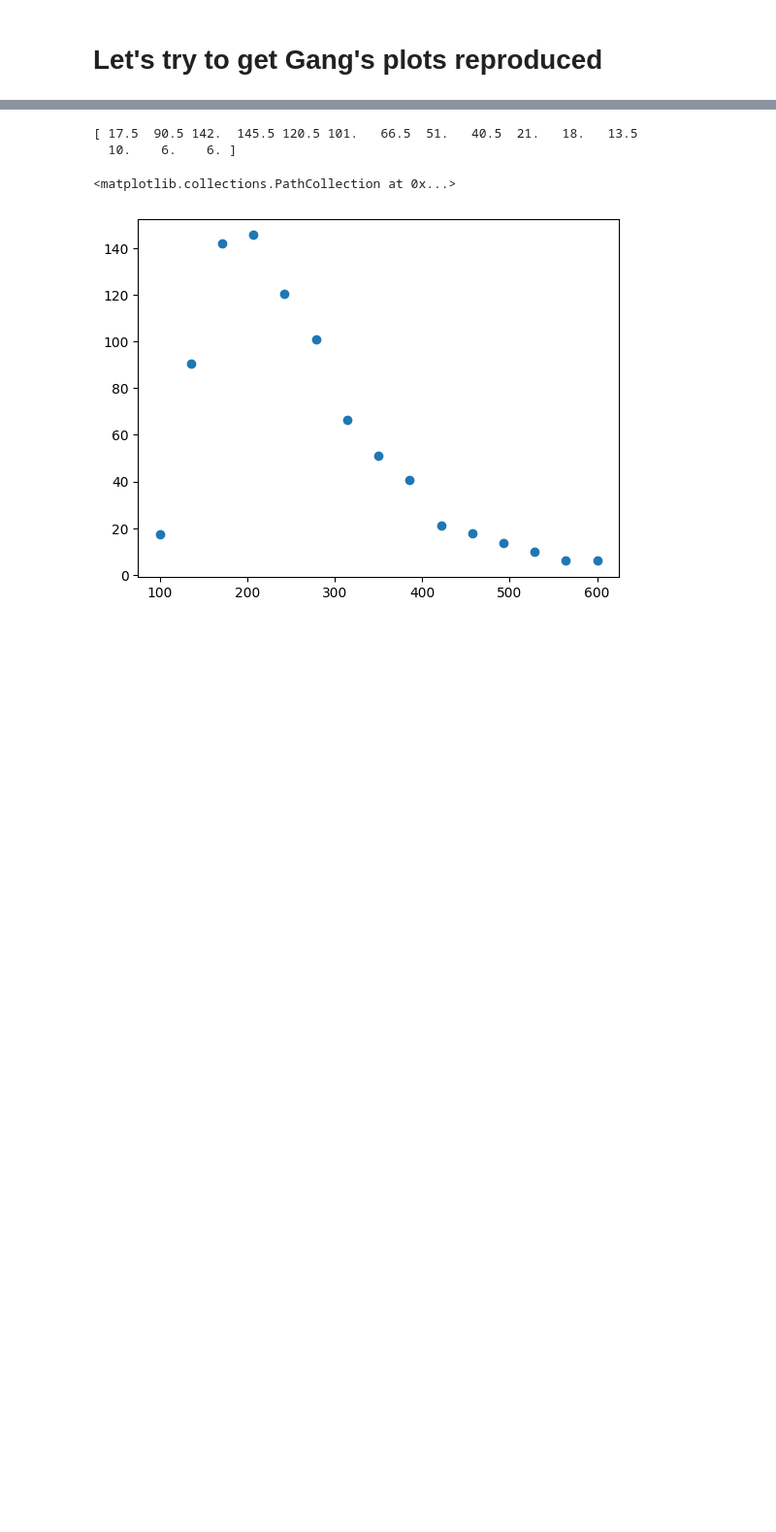
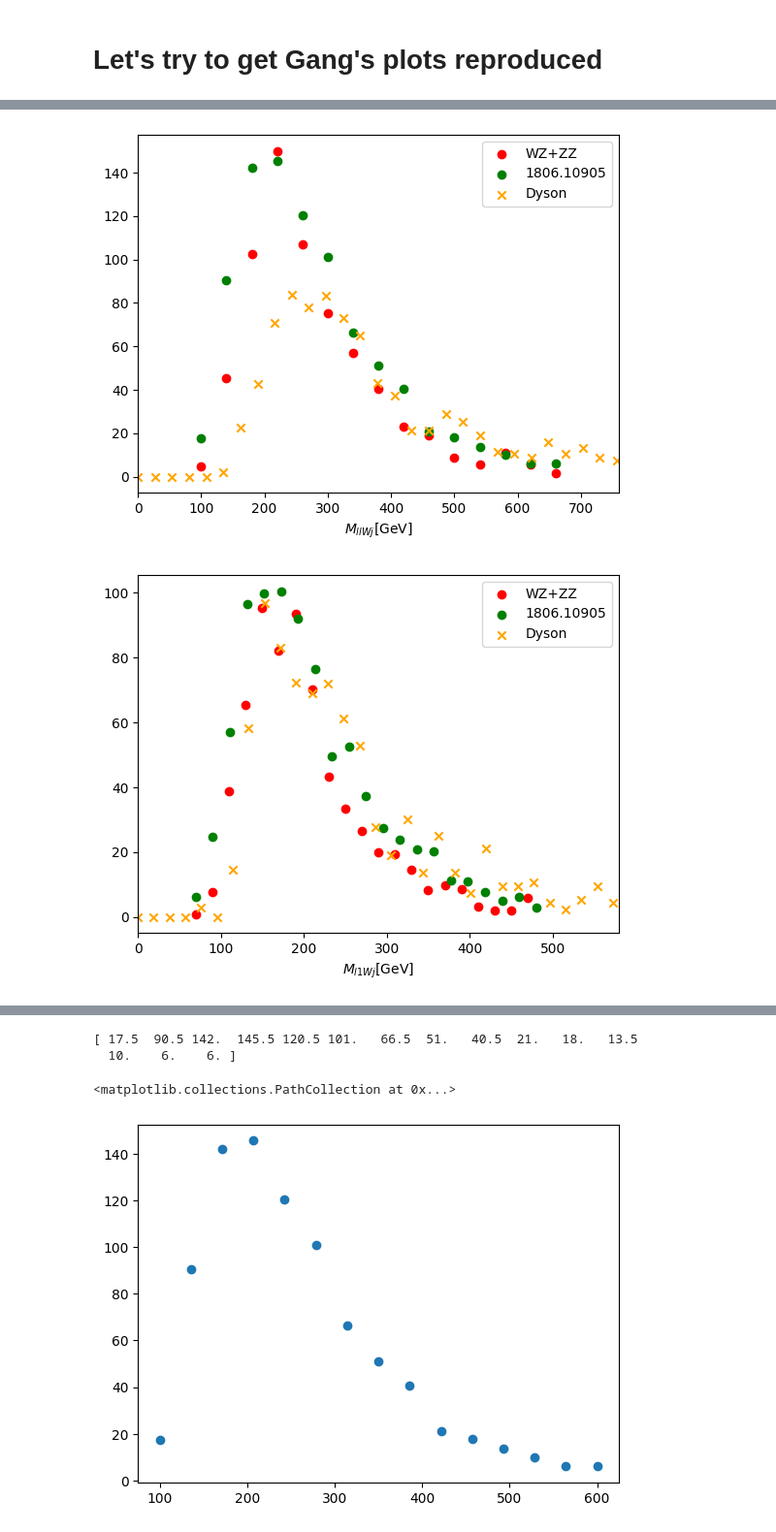
Before and after one commit to dysontk/LFVLNV, a Jupyter notebook: AnalysisAndSuch/Histos.ipynb, the cells around one changed output, grey strips where cells are left out. Shown: that part at 97% size. Cells and saved outputs as stored; diff of their text form; code cells hidden in the pictures; blank space fills up the shorter version.

```diff
--- a/AnalysisAndSuch/Histos.ipynb
+++ b/AnalysisAndSuch/Histos.ipynb
@@ -48,0 +88,64 @@ CMS_to_plot = get_data(CMS_mllWj3_file_name) - get_data(CMS_mllWj1_file_name)
+# %%
+GangFileTags = {'ll':'MllW_',
+                 'l1':'Ml1W_',
+                 'l2':'Ml2W_'}
+CMSFileTags = {'ll': 'mllW_',
+               'l1': 'ml1W_',
+               'l2': 'ml2W_'}
+plotTitles = {'ll': '$M_{llWj}$',
+              'l1': '$M_{l1Wj}$',
+              'l2': '$M_{l2Wj}$'}
+plot_lc = {'diboson': {'label':'WZ+ZZ', 'color':'red', 'CMScolor':'green'},
+               'JF': {'label':'ttbarJF+W3j', 'color':'blue', 'CMScolor':'red'}}
+
+CMS_linspaces = {'ll': np.linspace(100, 660, 15),
+                 'l1': np.linspace(70, 480, 21),
+                 'l2': np.linspace(30, 350, 17)}
+GangdatGroups = {'diboson': ['WZ', 'ZZ'], 'JF': ['ttbarJF', 'W3j']}
+MydatGroups = {'diboson': ['WZ2j', 'ZZ2j'], 'JF': ['ttbar', 'W3j']}
+gang_paths = {'diboson':'prompt_NR_highSR1/',
+              'JF': 'jetfake_NR_highSR1/'}
+my_start_dir = '/Users/dysonk/Work/new/AnalysisOutput/'
+my_FileTags = {'ll': 'Mass_2jW2l',
+               'l1': 'Mass_2jW1l0',
+               'l2': 'Mass_2jW1l1'}
+
+my_scale_factor = {'ZZ2j': 301.185e-2,
+                 'WZ2j': 215.361e-2,
+                 'ttbar': 82.2581/2,
+                 'W3j': 707.111e-2}
+for dg in GangdatGroups:
+    init_dir = path_to_Gang+gang_paths[dg]
+
+    for htyp in GangFileTags:
+        is_dibson = True if dg=='diboson' else False
+        # print(is_dibson)
+        fig, axes = plt.subplots()
+        dattypes = GangdatGroups[dg]
+        GangFileNames = {dtyp: file_path_formatting(init_dir, GangFileTags[htyp], dtyp, is_dibson) for dtyp in dattypes}
+        # print(GangFileNames)
+        datas = {dtyp: get_data(GangFileNames[dtyp]) for dtyp in dattypes}
+        efficiencies = {dtyp: file_path_formatting(init_dir, GangFileTags[htyp], dtyp, is_dibson) for dtyp in dattypes}
+        theseMasses = to_plot(datas, efficiencies, dg)
+        Mass_range = get_data(GangFileNames[GangdatGroups[dg][0]], importantColumn=0)
+        axes.set_xlabel(plotTitles[htyp]+'[GeV]')
+        axes.scatter(Mass_range, theseMasses, label = plot_lc[dg]['label'], color=plot_lc[dg]['color'])
+
+
+        CMS_to_plot = get_data(init_dir+CMSFileTags[htyp]+'3.dat') - get_data(init_dir+CMSFileTags[htyp]+'1.dat')
+        axes.scatter(CMS_linspaces[htyp], CMS_to_plot, label='1806.10905', color=plot_lc[dg]['CMScolor'])
+
+        myData = {}
+        my_y = np.zeros(50)
+        myDataPlot = 0
+        for dt in MydatGroups[dg]:
+            myData.update({dt:combineHistos.get_data(dt, my_FileTags[htyp], my_start_dir)})
+        # print(myData[0]['bounds'])
+            my_y = np.linspace(myData[dt]['bounds'][0], myData[dt]['bounds'][1], len(myData[dt]['data']))
+            myDataPlot = my_scale_factor[dt] * myData[dt]['data'] if type(myDataPlot)==int else myDataPlot + my_scale_factor[dt] * myData[dt]['data']
+            print(myDataPlot)
+        plt.scatter(my_y, myDataPlot, label='Dyson', color = 'orange', marker='x')
+
+        axes.set_xlim(0, CMS_linspaces[htyp][-1]+100)
+        axes.legend()
+# %% [output]
@@ -48,0 +169,2 @@ CMS_to_plot = get_data(CMS_mllWj3_file_name) - get_data(CMS_mllWj1_file_name)
+[figure, added]
+[figure, added]
```
Also changed, not shown: parts of 8 cells of this notebook, 1 other file.
